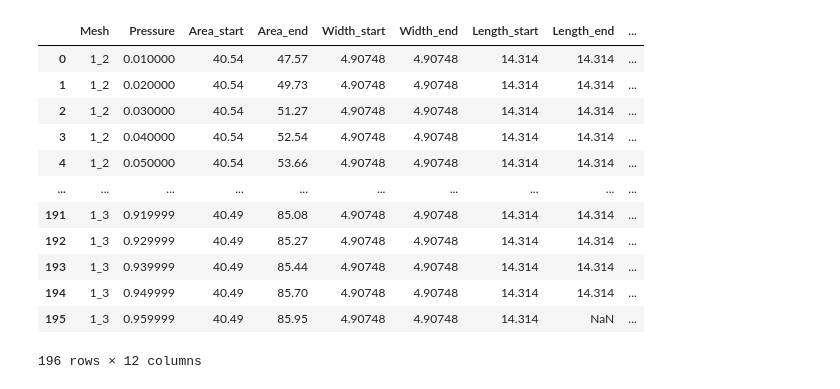
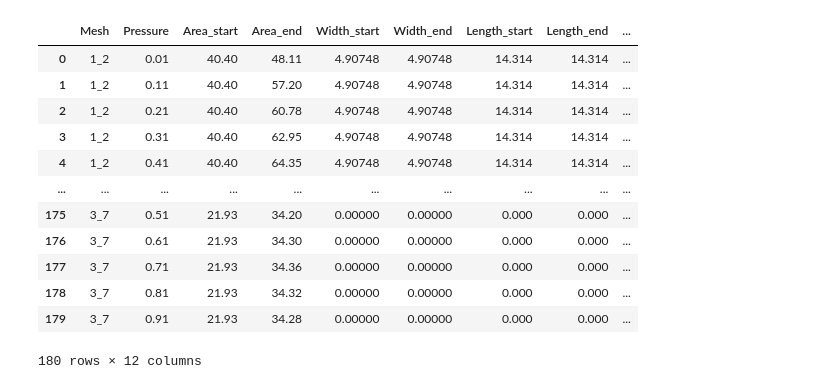
Before and after one commit to mtomtom/onion-stomatal-geometry, a Jupyter notebook: output/results.ipynb, the cells around one changed output. Saved outputs shown, nothing was run; the diff lists cells and outputs as text; code cells hidden in the pictures.

```diff
--- a/output/results.ipynb
+++ b/output/results.ipynb
@@ -1,21 +1,23 @@
 # %%
 import matplotlib.pyplot as plt
 import pandas as pd
 
-data = pd.read_csv("results.csv")
+data_iso_40 = pd.read_csv("results_iso.csv")
+data_iso_120 = pd.read_csv("results_iso_120.csv")
+data_aniso_40 = pd.read_csv("results_aniso_40_200.csv")
 
-data
+data_iso_40
 # %% [output]
 |  | Mesh | Pressure | Area_start | Area_end | Width_start | Width_end | Length_start | Length_end | ... |
-| 0 | 1_2 | 0.010000 | 40.54 | 47.57 | 4.90748 | 4.90748 | 14.314 | 14.314 | ... |
-| 1 | 1_2 | 0.020000 | 40.54 | 49.73 | 4.90748 | 4.90748 | 14.314 | 14.314 | ... |
-| 2 | 1_2 | 0.030000 | 40.54 | 51.27 | 4.90748 | 4.90748 | 14.314 | 14.314 | ... |
-| 3 | 1_2 | 0.040000 | 40.54 | 52.54 | 4.90748 | 4.90748 | 14.314 | 14.314 | ... |
-| 4 | 1_2 | 0.050000 | 40.54 | 53.66 | 4.90748 | 4.90748 | 14.314 | 14.314 | ... |
+| 0 | 1_2 | 0.01 | 40.40 | 48.11 | 4.90748 | 4.90748 | 14.314 | 14.314 | ... |
+| 1 | 1_2 | 0.11 | 40.40 | 57.20 | 4.90748 | 4.90748 | 14.314 | 14.314 | ... |
+| 2 | 1_2 | 0.21 | 40.40 | 60.78 | 4.90748 | 4.90748 | 14.314 | 14.314 | ... |
+| 3 | 1_2 | 0.31 | 40.40 | 62.95 | 4.90748 | 4.90748 | 14.314 | 14.314 | ... |
+| 4 | 1_2 | 0.41 | 40.40 | 64.35 | 4.90748 | 4.90748 | 14.314 | 14.314 | ... |
 | ... | ... | ... | ... | ... | ... | ... | ... | ... | ... |
-| 191 | 1_3 | 0.919999 | 40.49 | 85.08 | 4.90748 | 4.90748 | 14.314 | 14.314 | ... |
-| 192 | 1_3 | 0.929999 | 40.49 | 85.27 | 4.90748 | 4.90748 | 14.314 | 14.314 | ... |
-| 193 | 1_3 | 0.939999 | 40.49 | 85.44 | 4.90748 | 4.90748 | 14.314 | 14.314 | ... |
-| 194 | 1_3 | 0.949999 | 40.49 | 85.70 | 4.90748 | 4.90748 | 14.314 | 14.314 | ... |
-| 195 | 1_3 | 0.959999 | 40.49 | 85.95 | 4.90748 | 4.90748 | 14.314 | NaN | ... |
+| 175 | 3_7 | 0.51 | 21.93 | 34.20 | 0.00000 | 0.00000 | 0.000 | 0.000 | ... |
+| 176 | 3_7 | 0.61 | 21.93 | 34.30 | 0.00000 | 0.00000 | 0.000 | 0.000 | ... |
+| 177 | 3_7 | 0.71 | 21.93 | 34.36 | 0.00000 | 0.00000 | 0.000 | 0.000 | ... |
+| 178 | 3_7 | 0.81 | 21.93 | 34.32 | 0.00000 | 0.00000 | 0.000 | 0.000 | ... |
+| 179 | 3_7 | 0.91 | 21.93 | 34.28 | 0.00000 | 0.00000 | 0.000 | 0.000 | ... |
-196 rows × 12 columns
+180 rows × 12 columns
```
Also changed, not shown: parts of 4 cells of this notebook.
